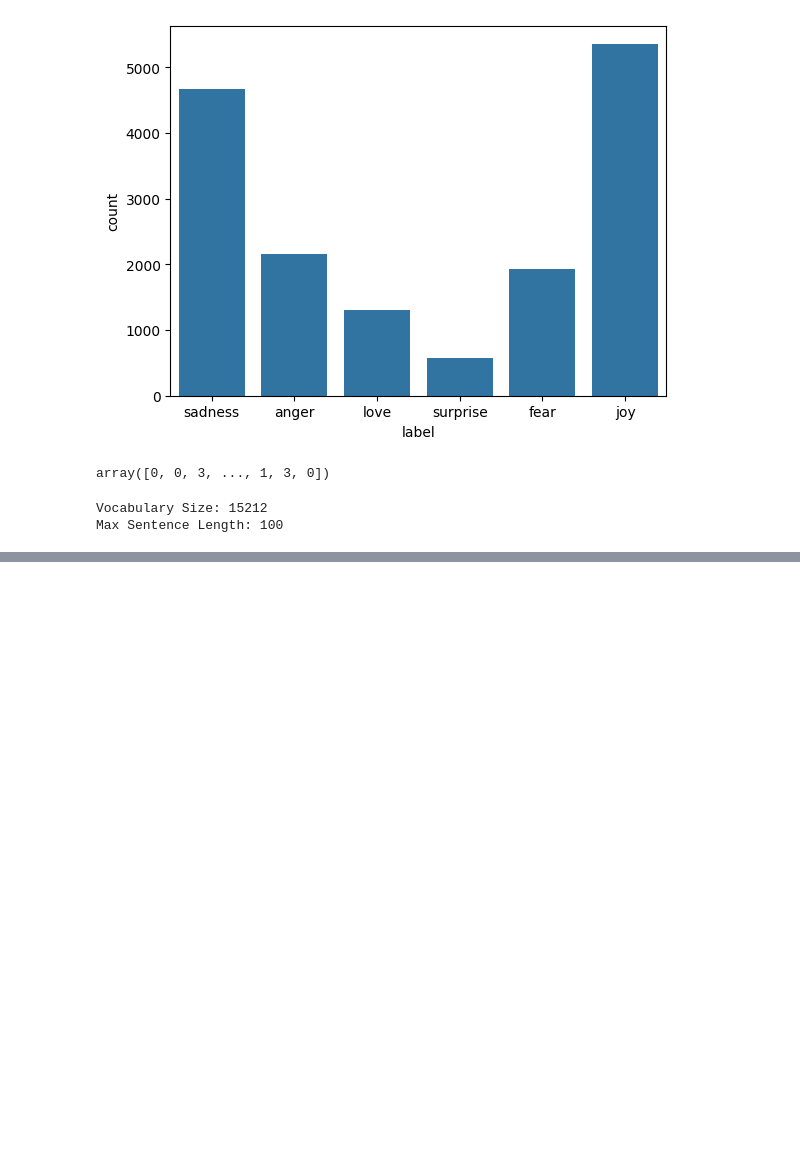
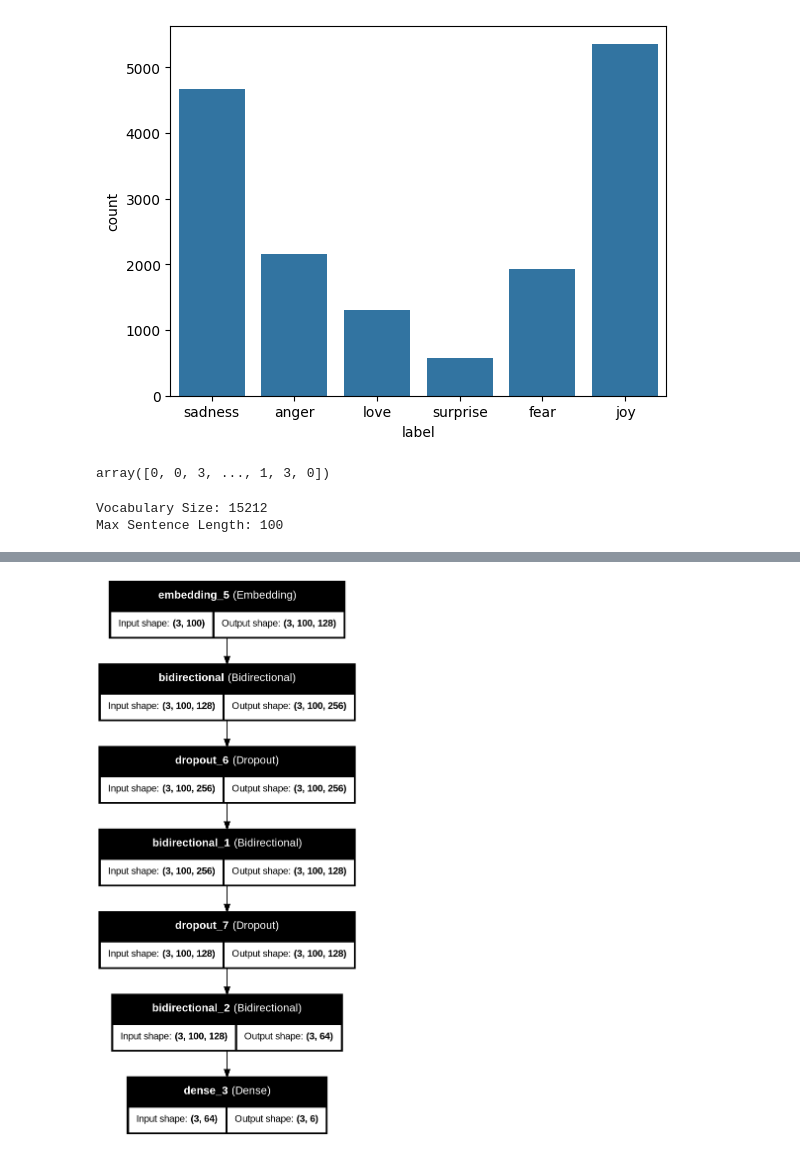
Before and after one commit to Naveen-gale/DATA-SCENS-LEARNING, a Jupyter notebook: emotionanalyses.ipynb, the cells around one changed output, grey strips where cells are left out. Drawn from its saved outputs; the diff is of its cells as text; code cells hidden in the pictures; blank space fills up the shorter version.

```diff
--- a/emotionanalyses.ipynb
+++ b/emotionanalyses.ipynb
@@ -134,0 +315,33 @@ Max Sentence Length: 100
+# %%
+from tensorflow.keras.layers import Bidirectional
+
+biGRU= Sequential([
+    Embedding(input_dim=max_words, output_dim=128, input_length=max_len),
+    Bidirectional(GRU(units=128, return_sequences=True)),
+    Dropout(0.2),
+    Bidirectional(GRU(units=64, return_sequences=True)),
+    Dropout(0.2),
+    Bidirectional(GRU(units=32)),
+    Dense(num_classes, activation='softmax')
+])
+
+
+biGRU.compile(
+    loss='sparse_categorical_crossentropy',
+    optimizer='adam',
+    metrics=['accuracy']
+)
+
+biGRU.fit(
+    sequences_padd_train,
+    train_label_cleaned,
+    validation_data=(sequences_padd_test, test_label),
+    epochs=20,
+    batch_size=3,
+    callbacks=[eraly_stop],
+    class_weight=class_weight_dict
+)
+
+biGRU_loss, biGRU_acc = biGRU.evaluate(sequences_padd_test, test_label)
+print(f"BiGRU Loss: {biGRU_loss}")
+print(f"BiGRU Accuracy: {biGRU_acc}")
@@ -134,0 +437,12 @@ Max Sentence Length: 100
+# %%
+from tensorflow.keras.utils import plot_model
+
+plot_model(
+    biGRU,
+    to_file='bigru_model.png',
+    show_shapes=True,
+    show_layer_names=True,
+    expand_nested=True
+)
+# %% [output]
+[figure, added]
```
Also changed, not shown: parts of 15 cells of this notebook.
